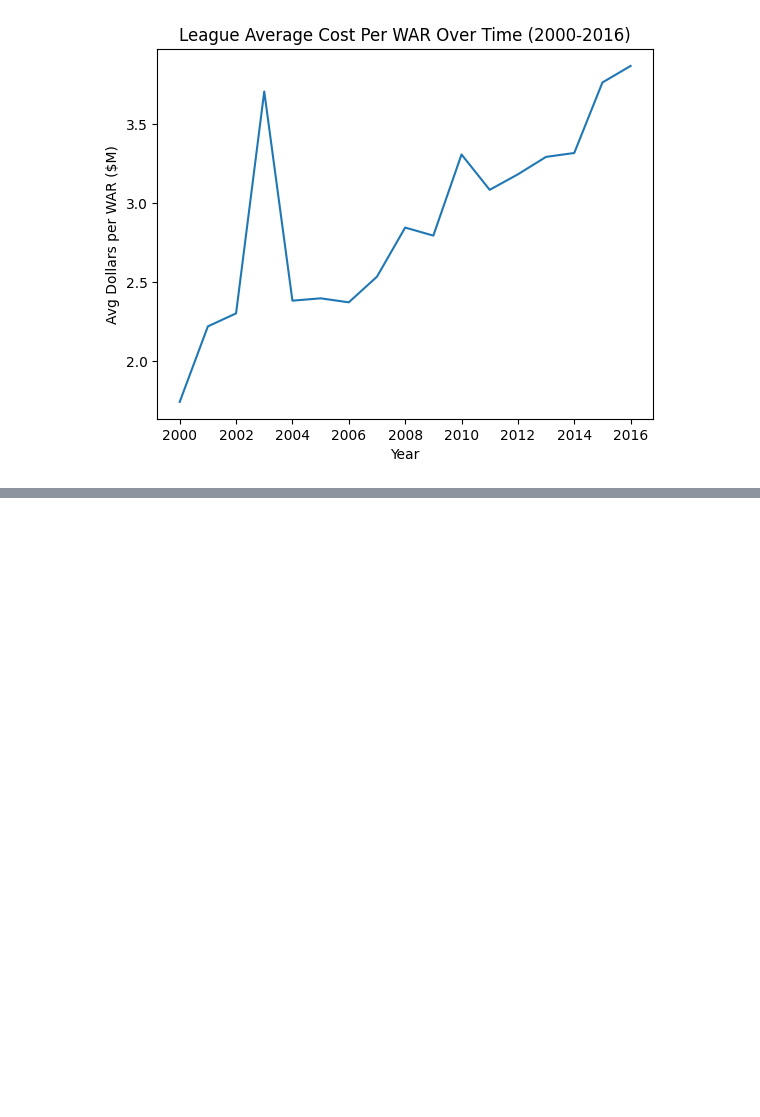
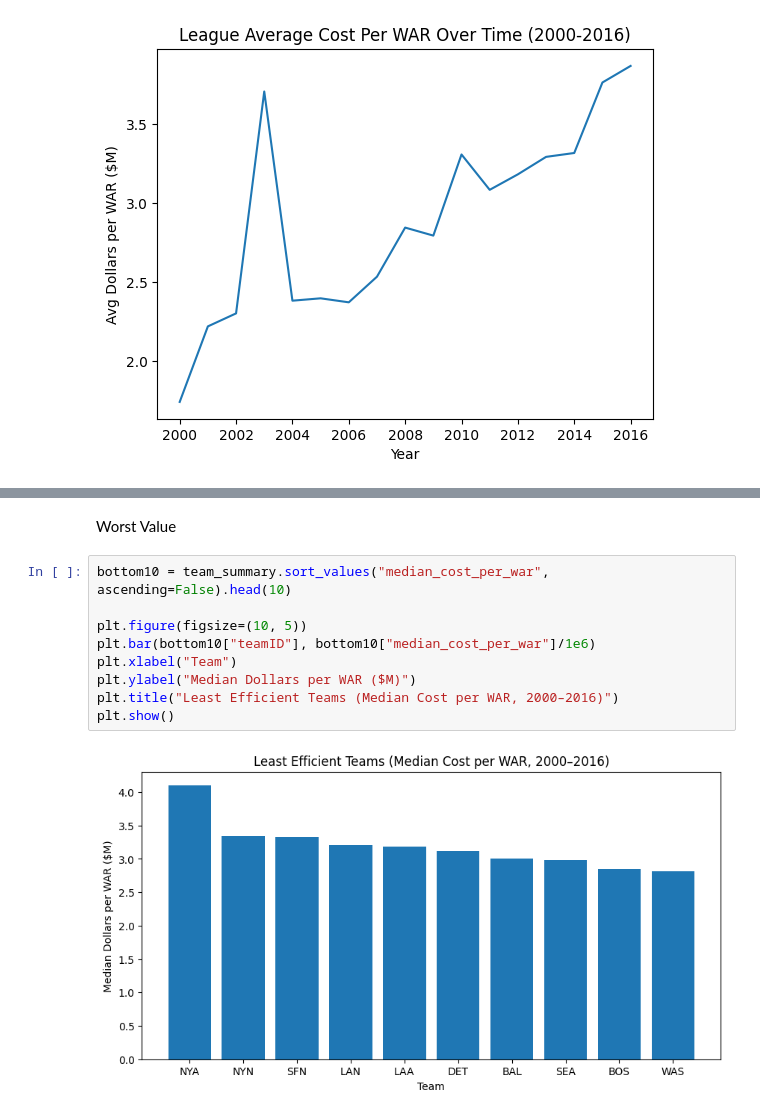
Before and after one commit to matchu46/MLB-Team-Construction---Win-Efficiency, a Jupyter notebook: notebooks/02_team_efficiency_analysis.ipynb, the cells around one changed output, grey strips where cells are left out. Saved outputs shown, nothing was run; the diff lists cells and outputs as text; blank space fills up the shorter version.

```diff
--- a/notebooks/02_team_efficiency_analysis.ipynb
+++ b/notebooks/02_team_efficiency_analysis.ipynb
@@ -129,0 +169,13 @@ plt.show
+# %% [markdown]
+Worst Value
+# %%
+bottom10 = team_summary.sort_values("median_cost_per_war", ascending=False).head(10)
+
+plt.figure(figsize=(10, 5))
+plt.bar(bottom10["teamID"], bottom10["median_cost_per_war"]/1e6)
+plt.xlabel("Team")
+plt.ylabel("Median Dollars per WAR ($M)")
+plt.title("Least Efficient Teams (Median Cost per WAR, 2000–2016)")
+plt.show()
+# %% [output]
+[figure, added]
```
Also changed, not shown: parts of 9 cells of this notebook, 2 other files.
